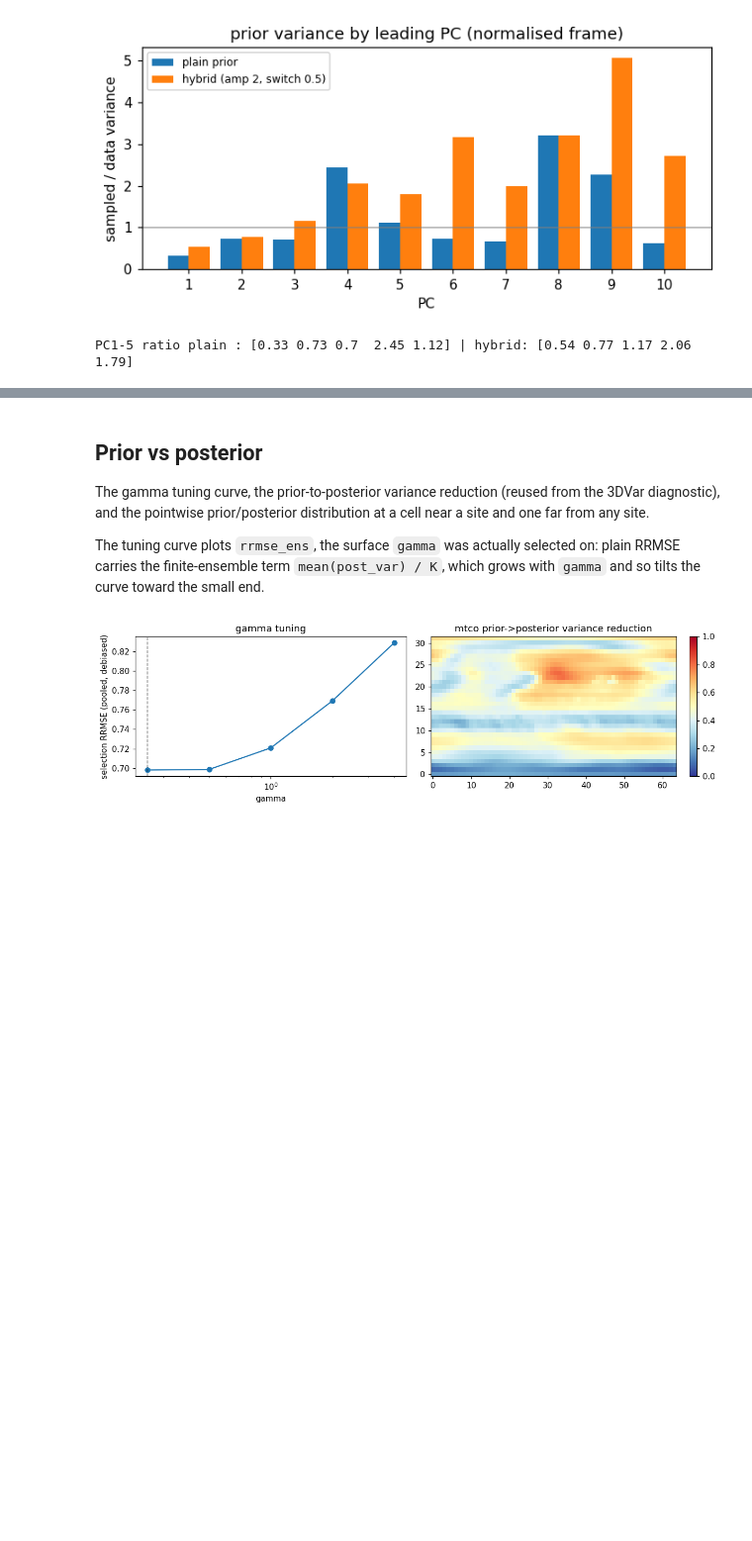
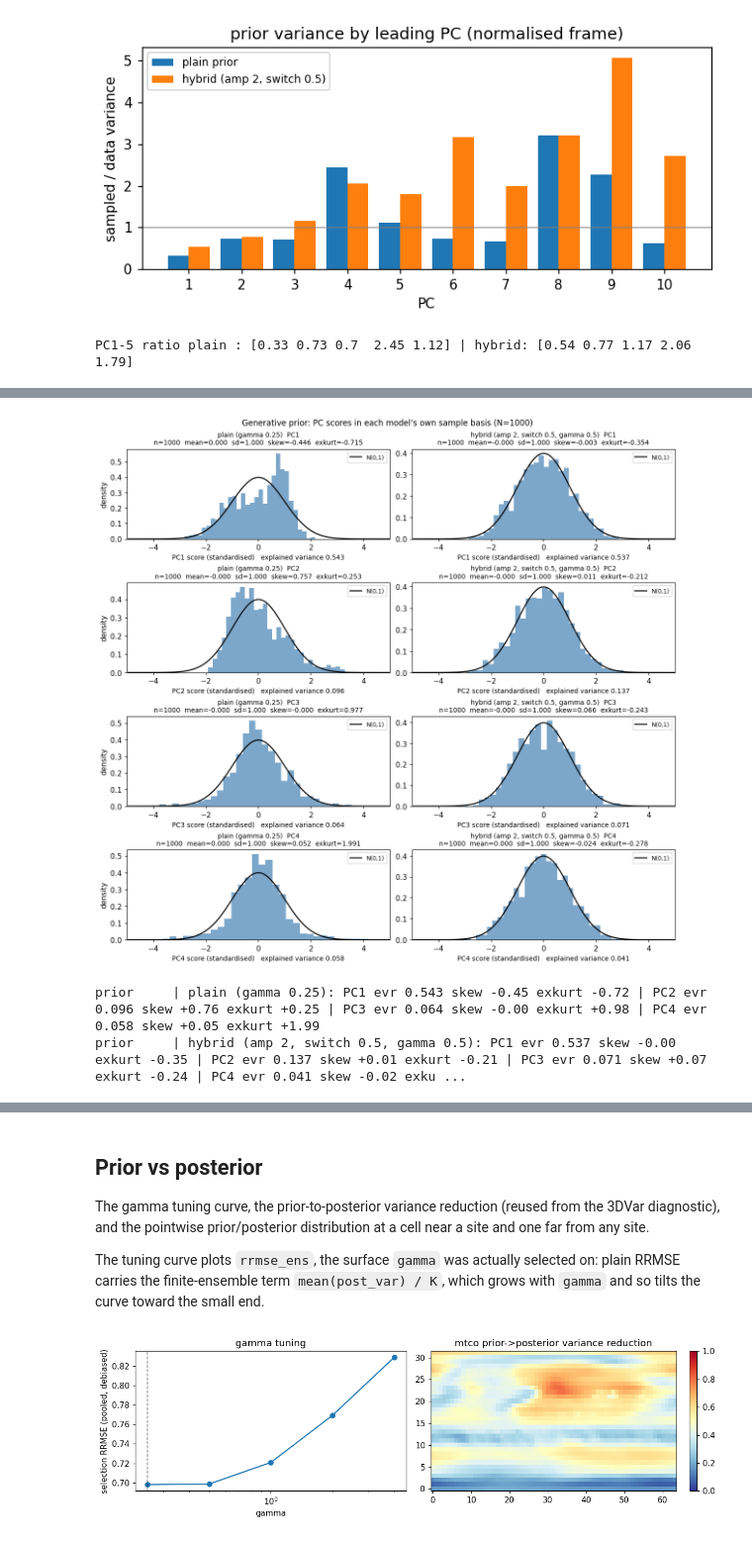
Before and after one commit to evgeni-g-georgiev/sparse_paleoclimate_field_reconstruction, a Jupyter notebook: notebooks/10_generative_prior.ipynb, the cells around one changed output, grey strips where cells are left out. Shown at 99% size. Cells and saved outputs as stored; diff of their text form; code cells hidden in the pictures; blank space fills up the shorter version.

```diff
--- a/notebooks/10_generative_prior.ipynb
+++ b/notebooks/10_generative_prior.ipynb
@@ -592,0 +635,79 @@ PC1-5 ratio plain : [0.33 0.73 0.7  2.45 1.12] | hybrid: [0.54 0.77 1.17 2.06 1.
+# %%
+import json
+
+from scipy import stats as _st
+
+from paleoreco.assim.experiments import _obs_geometry
+from paleoreco.assim.observations import observations_at_age
+from paleoreco.eval.projection import orient_pcs, pca_scores, plot_pc_score_distributions
+
+N_PC_SAMPLES, N_PC, PC_TRUTH = 1000, 4, 0
+_gd, _hd = OUT / "generative", OUT / "generative_hybrid"
+
+# Keyed on the artefacts rather than on LANES, so the figures can be redrawn from a
+# finished run without re-running the lane that produced it.
+if (_hd / "ppe_analysis.npz").exists():
+    _name = LANE_PRIOR["ppe"]
+    _safe, _scales = FRAME[_name][0], FRAME[_name][1]
+
+    # Each model at its own selected operating point, read from its own config:
+    # the plain lane's gamma, the hybrid's (amp, switch, gamma). The hybrid's
+    # sampler is rebuilt here, so this cell does not depend on the locals of the
+    # selection-surface cell above.
+    MODELS = {}
+    if (_gd / "ppe_config.json").exists():
+        _gam = json.load(open(_gd / "ppe_config.json"))["selected"]["b_scale"]
+        MODELS[f"plain (gamma {_gam:g})"] = (SAMPLER[_name], _gam)
+    _win = json.load(open(_hd / "ppe_config.json"))["selected"]
+    _cov_w = COV[_name].scaled(_win["hybrid_amp"])
+    MODELS[f"hybrid (amp {_win['hybrid_amp']:g}, switch {_win['hybrid_switch']:g}, "
+           f"gamma {_win['b_scale']:g})"] = (
+        GuidedSampler(HybridDenoiser(SAMPLER[_name].denoiser, _cov_w,
+                                     _win["hybrid_switch"]),
+                      _scales, _safe, _cov_w, **SAMPLER_KW),
+        _win["b_scale"])
+
+    def draw_prior(sampler, n, seed=0, batch=MAX_BATCH):
+        """``n`` unconditional draws; sample_prior takes no max_batch of its own."""
+        return np.concatenate([sampler.sample_prior(min(batch, n - k), seed=seed + k)
+                               for k in range(0, n, batch)])
+
+    # One assimilation, shared by every model so the posterior columns are paired:
+    # truth PC_TRUTH's held-out test network (the last of its drawn shapes) and the
+    # pseudo-observations the lane builds for it.
+    _z = np.load(_hd / "ppe_analysis.npz")
+    _safe_flat = np.broadcast_to(_safe, (len(VARS), *_safe.shape)).ravel()
+    _age = int(_z["drawn_ages"][PC_TRUTH, -1])
+    _geom = _obs_geometry(observations_at_age(long_ppe, _age), lats, lons, _safe_flat)
+    _rng = np.random.default_rng(0)
+    _y = (_z["truth_anom"][PC_TRUTH].ravel()[_geom["gather"]]
+          + np.mean([_rng.normal(0.0, np.sqrt(_geom["sse"])) for _ in range(5)], axis=0))
+
+    # Fit each model's PCs on its own samples, over valid cells and both channels.
+    RES_PC = {"prior": {}, "posterior": {}}
+    for _label, (_samp, _gamma) in MODELS.items():
+        RES_PC["prior"][_label] = orient_pcs(pca_scores(
+            draw_prior(_samp, N_PC_SAMPLES, seed=5000)[:, :, _safe], N_PC))
+        RES_PC["posterior"][_label] = orient_pcs(pca_scores(
+            _samp.sample_posterior(_geom["gather"], _y, _geom["sse"], _gamma,
+                                   N_PC_SAMPLES, seed=6000)[:, :, _safe], N_PC))
+
+    for _split, _res in RES_PC.items():
+        _where = (f", truth {PC_TRUTH} at age {_age}, {len(_geom['gather'])} obs"
+                  if _split == "posterior" else "")
+        plot_pc_score_distributions(
+            _res, n_components=N_PC,
+            title=(f"Generative {_split}: PC scores in each model's own sample basis "
+                   f"(N={N_PC_SAMPLES}{_where})"),
+            save_path=str(FIG / f"pc_marginals_{_split}.png"))
+        plt.show()
+        for _label, _r in _res.items():
+            _sc = _r["scores"]
+            print(f"{_split:9s} | {_label}: " + " | ".join(
+                f"PC{k + 1} evr {_r['explained_variance_ratio'][k]:.3f} "
+                f"skew {_st.skew(_sc[:, k]):+.2f} exkurt {_st.kurtosis(_sc[:, k]):+.2f}"
+                for k in range(N_PC)))
+# %% [output]
+[figure, added]
+prior     | plain (gamma 0.25): PC1 evr 0.543 skew -0.45 exkurt -0.72 | PC2 evr 0.096 skew +0.76 exkurt +0.25 | PC3 evr 0.064 skew -0.00 exkurt +0.98 | PC4 evr 0.058 skew +0.05 exkurt +1.99
+prior     | hybrid (amp 2, switch 0.5, gamma 0.5): PC1 evr 0.537 skew -0.00 exkurt -0.35 | PC2 evr 0.137 skew +0.01 exkurt -0.21 | PC3 evr 0.071 skew +0.07 exkurt -0.24 | PC4 evr 0.041 skew -0.02 exku ...
```
Also changed, not shown: parts of 3 cells of this notebook.
